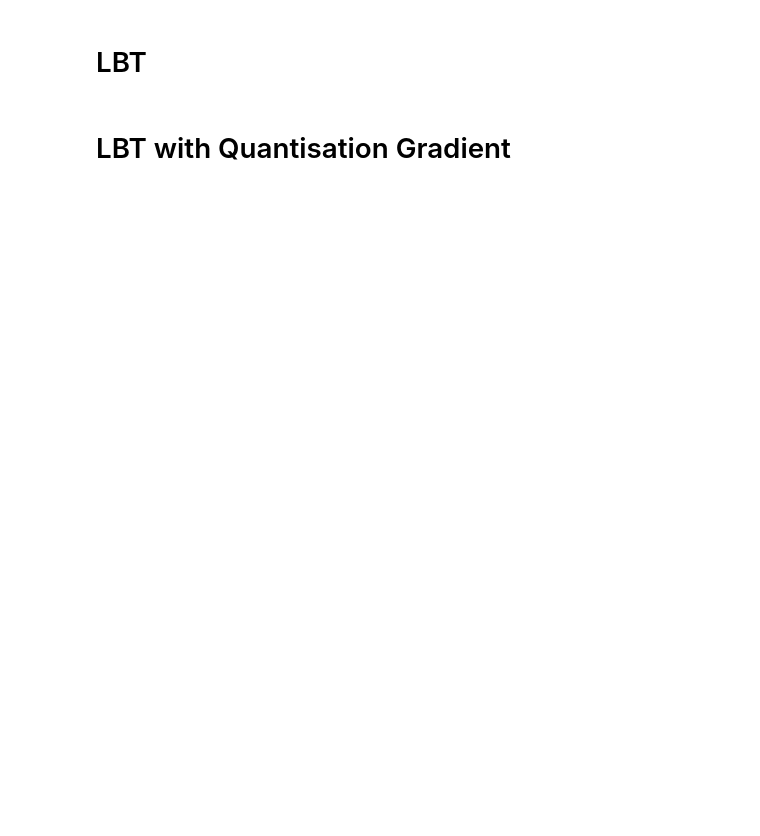
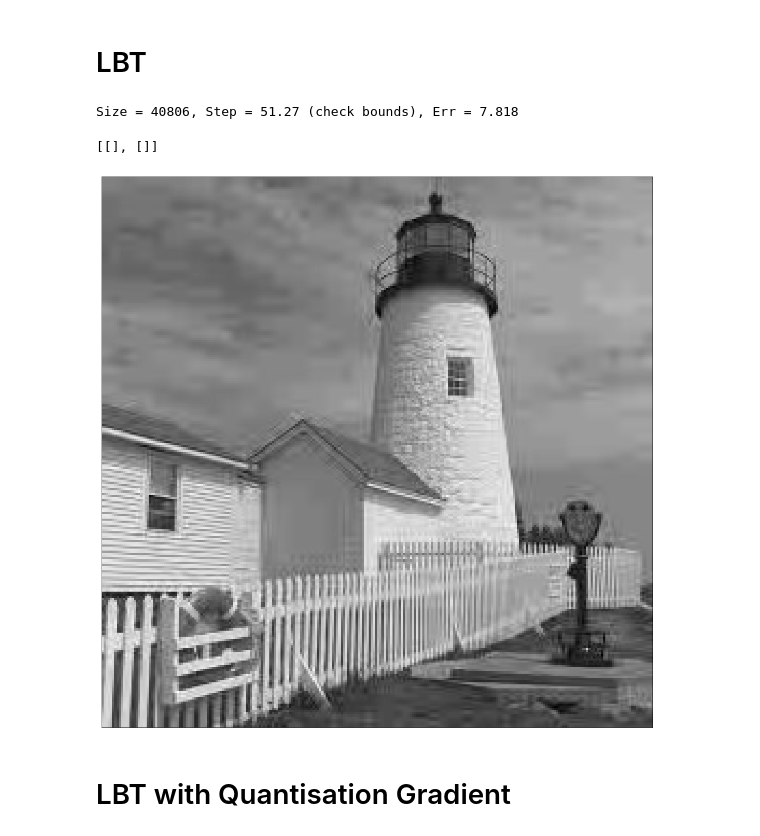
Before and after one commit to TobyBoyne/cued_sf2_lab, a Jupyter notebook: 13-analysis.ipynb, the cells around one changed output. Cells and saved outputs as stored; diff of their text form; code cells hidden in the pictures; blank space fills up the shorter version.

```diff
--- a/13-analysis.ipynb
+++ b/13-analysis.ipynb
@@ -103,26 +120,27 @@ fig.savefig("figs/l_dwt_opthuff_root2.pdf")
 # %% [markdown]
 <h1>LBT</h1>
 # %%
-M = 16
-
-scheme = LBTCompression(s=1.3, N=M)
-image = lighthouse
+scheme = LBTCompression(s=1.3)
 
 fig, ax = plt.subplots(figsize=(20, 20))
 
 Y = scheme.compress(image)
-(vlc, hufftab), qs = scheme.opt_encode(Y, size_lim=40950, M=M)
+(vlc, hufftab), qs = scheme.opt_encode(Y, size_lim=size_lim)
 header = (hufftab, qs)
 
-Y = scheme.decode(vlc, qstep=header[1], M=M, hufftab=header[0])
-Z1 = scheme.decompress(Y)
+Y = scheme.decode(vlc, qstep=header[1], hufftab=header[0])
+Z = scheme.decompress(Y)
 
-plot_image(Z1, ax=ax)
-print(f'Size = {vlc[:, 1].sum()}, Err = {np.std(Z1 - image):.4}')
+plot_image(Z, ax=ax)
+print(f'Size = {vlc[:, 1].sum()}, Step = {qs:.4} (check bounds), Err = {np.std(Z - image):.4}')
 
 ax.set(yticks=[], xticks=[])
 
-fig.savefig("figs/l_lbt_opthuff.pdf")
+# fig.savefig("figs/l_lbt_opthuff.pdf")
+# %% [output]
+Size = 40806, Step = 51.27 (check bounds), Err = 7.818
+[[], []]
+[figure, added]
 # %% [markdown]
 <h1>LBT with Quantisation Gradient</h1>
 # %%
```
Also changed, not shown: parts of 8 cells of this notebook, 1 other file.
